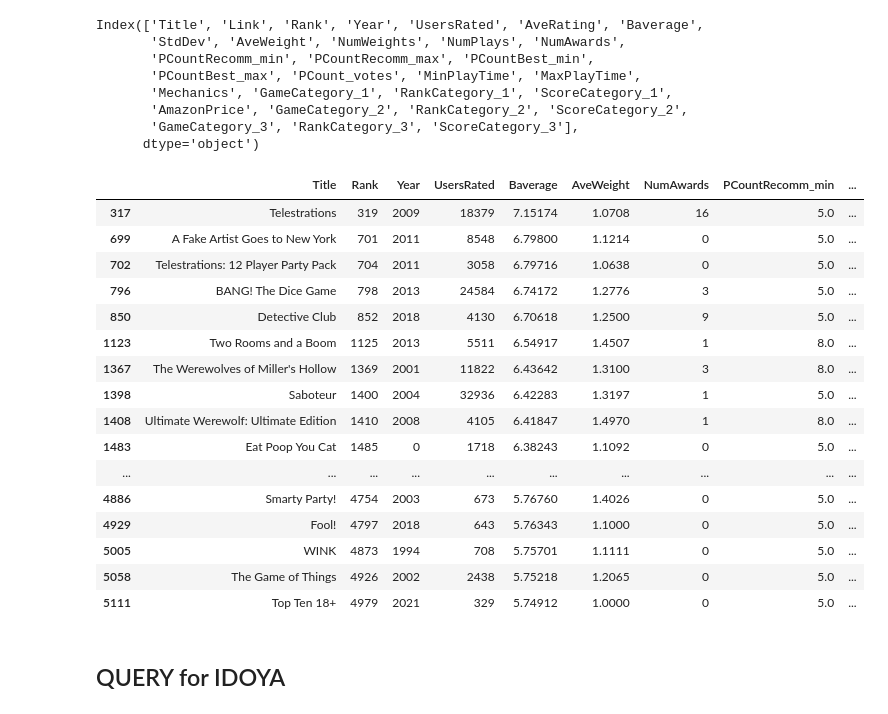
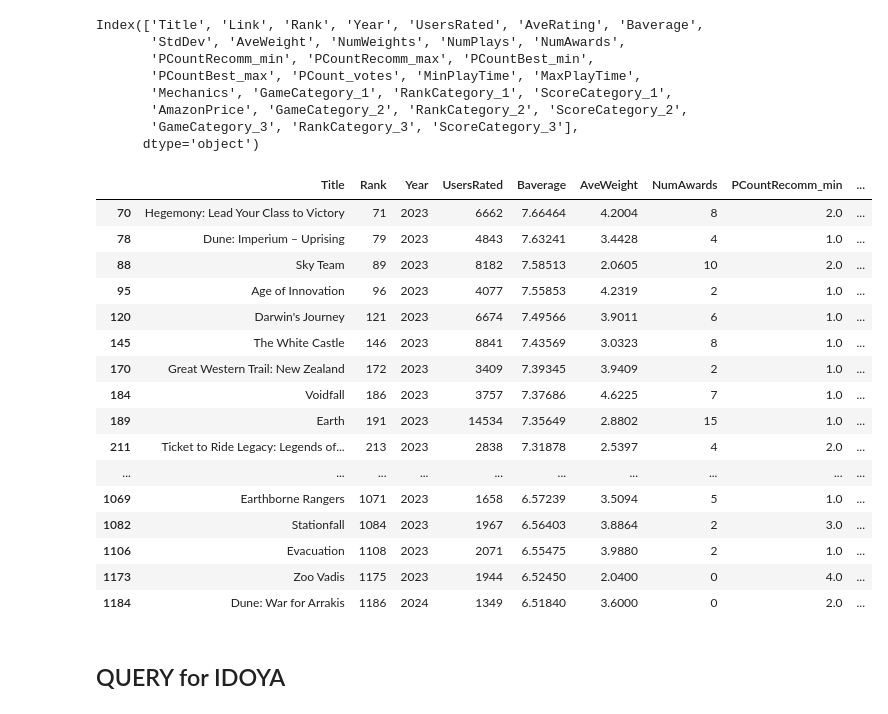
Before and after one commit to manuelarcer/bgg, a Jupyter notebook: bgg_scraper_v2.ipynb, the cells around one changed output. Cells and saved outputs as stored; diff of their text form; code cells hidden in the pictures.

```diff
--- a/bgg_scraper_v2.ipynb
+++ b/bgg_scraper_v2.ipynb
@@ -265,30 +265,30 @@ columns_to_keep = ['Title', 'Rank', 'Year', 'UsersRated', 'Baverage', 'AveWeight
 query_df = games_data_df[columns_to_keep].copy()
 # %%
 (query_df
-    .query('AveWeight < 1.5')
-    .query('PCountRecomm_min > 4')
+    .query('Year > 2022')
+    #.query('PCountRecomm_min > 4')
     #.query('PCountBest_min > 5')
     #.query('PCountBest_max > 4')
     #.query('PCountRecomm_max > 5')
 ).head(40)
 # %% [output]
 |  | Title | Rank | Year | UsersRated | Baverage | AveWeight | NumAwards | PCountRecomm_min | ... |
-| 317 | Telestrations | 319 | 2009 | 18379 | 7.15174 | 1.0708 | 16 | 5.0 | ... |
-| 699 | A Fake Artist Goes to New York | 701 | 2011 | 8548 | 6.79800 | 1.1214 | 0 | 5.0 | ... |
-| 702 | Telestrations: 12 Player Party Pack | 704 | 2011 | 3058 | 6.79716 | 1.0638 | 0 | 5.0 | ... |
-| 796 | BANG! The Dice Game | 798 | 2013 | 24584 | 6.74172 | 1.2776 | 3 | 5.0 | ... |
-| 850 | Detective Club | 852 | 2018 | 4130 | 6.70618 | 1.2500 | 9 | 5.0 | ... |
-| 1123 | Two Rooms and a Boom | 1125 | 2013 | 5511 | 6.54917 | 1.4507 | 1 | 8.0 | ... |
-| 1367 | The Werewolves of Miller's Hollow | 1369 | 2001 | 11822 | 6.43642 | 1.3100 | 3 | 8.0 | ... |
-| 1398 | Saboteur | 1400 | 2004 | 32936 | 6.42283 | 1.3197 | 1 | 5.0 | ... |
-| 1408 | Ultimate Werewolf: Ultimate Edition | 1410 | 2008 | 4105 | 6.41847 | 1.4970 | 1 | 8.0 | ... |
-| 1483 | Eat Poop You Cat | 1485 | 0 | 1718 | 6.38243 | 1.1092 | 0 | 5.0 | ... |
+| 70 | Hegemony: Lead Your Class to Victory | 71 | 2023 | 6662 | 7.66464 | 4.2004 | 8 | 2.0 | ... |
+| 78 | Dune: Imperium – Uprising | 79 | 2023 | 4843 | 7.63241 | 3.4428 | 4 | 1.0 | ... |
+| 88 | Sky Team | 89 | 2023 | 8182 | 7.58513 | 2.0605 | 10 | 2.0 | ... |
+| 95 | Age of Innovation | 96 | 2023 | 4077 | 7.55853 | 4.2319 | 2 | 1.0 | ... |
+| 120 | Darwin's Journey | 121 | 2023 | 6674 | 7.49566 | 3.9011 | 6 | 1.0 | ... |
+| 145 | The White Castle | 146 | 2023 | 8841 | 7.43569 | 3.0323 | 8 | 1.0 | ... |
+| 170 | Great Western Trail: New Zealand | 172 | 2023 | 3409 | 7.39345 | 3.9409 | 2 | 1.0 | ... |
+| 184 | Voidfall | 186 | 2023 | 3757 | 7.37686 | 4.6225 | 7 | 1.0 | ... |
+| 189 | Earth | 191 | 2023 | 14534 | 7.35649 | 2.8802 | 15 | 1.0 | ... |
+| 211 | Ticket to Ride Legacy: Legends of... | 213 | 2023 | 2838 | 7.31878 | 2.5397 | 4 | 2.0 | ... |
 | ... | ... | ... | ... | ... | ... | ... | ... | ... | ... |
-| 4886 | Smarty Party! | 4754 | 2003 | 673 | 5.76760 | 1.4026 | 0 | 5.0 | ... |
-| 4929 | Fool! | 4797 | 2018 | 643 | 5.76343 | 1.1000 | 0 | 5.0 | ... |
-| 5005 | WINK | 4873 | 1994 | 708 | 5.75701 | 1.1111 | 0 | 5.0 | ... |
-| 5058 | The Game of Things | 4926 | 2002 | 2438 | 5.75218 | 1.2065 | 0 | 5.0 | ... |
-| 5111 | Top Ten 18+ | 4979 | 2021 | 329 | 5.74912 | 1.0000 | 0 | 5.0 | ... |
+| 1069 | Earthborne Rangers | 1071 | 2023 | 1658 | 6.57239 | 3.5094 | 5 | 1.0 | ... |
+| 1082 | Stationfall | 1084 | 2023 | 1967 | 6.56403 | 3.8864 | 2 | 3.0 | ... |
+| 1106 | Evacuation | 1108 | 2023 | 2071 | 6.55475 | 3.9880 | 2 | 1.0 | ... |
+| 1173 | Zoo Vadis | 1175 | 2023 | 1944 | 6.52450 | 2.0400 | 0 | 4.0 | ... |
+| 1184 | Dune: War for Arrakis | 1186 | 2024 | 1349 | 6.51840 | 3.6000 | 0 | 2.0 | ... |
 # %%
 # THIS CELL SAVE THE DATAFRAME TO A CSV FILE
 
```
